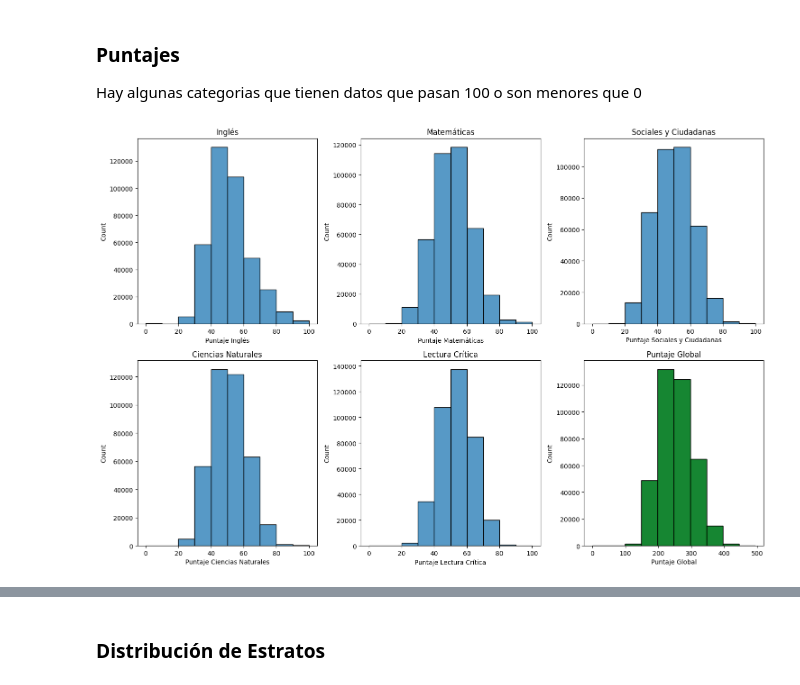
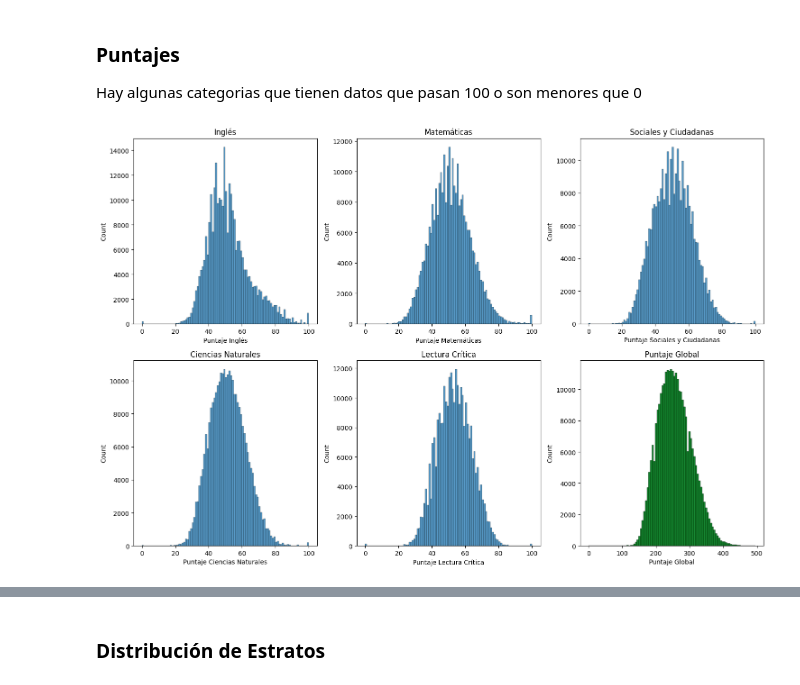
Before and after one commit to juancamilogoomezz/Proyecto-1, a Jupyter notebook: Notebook Consultas 1 Variable.ipynb, the cells around one changed output, grey strips where cells are left out. Cells and saved outputs as stored; diff of their text form; code cells hidden in the pictures.

Commit message:
arreglar puntajes

```diff
--- a/Notebook Consultas 1 Variable.ipynb
+++ b/Notebook Consultas 1 Variable.ipynb
@@ -35,6 +35,7 @@ df["estrato_num"] = df["fami_estratovivienda"].map(mapaarreglo)
 df[df["punt_lectura_critica"].isna()]["periodo"].value_counts()
 
 df=df[df["punt_global"].notna()]
+df=df.drop_duplicates()
 # %% [markdown]
 ### Atributos
 # %%
@@ -231,28 +235,28 @@ Hay algunas categorias que tienen datos que pasan 100 o son menores que 0
 # %%
 puntajes = ["punt_ingles","punt_matematicas","punt_sociales_ciudadanas","punt_c_naturales","punt_lectura_critica","punt_global"]
 
 fig, axes = plt.subplots(2, 3, figsize=(15,10))
 axes = axes.flatten()
 
 for i in range(len(puntajes)):
-    sns.histplot(df[puntajes[i]], bins=10, ax=axes[i])
+    sns.histplot(df[puntajes[i]], bins=100, ax=axes[i])
     axes[i].set_title(puntajes[i])
 
 axes[0].set_xlabel("Puntaje Inglés")
 axes[0].set_title("Inglés")
 axes[1].set_xlabel("Puntaje Matemáticas")
 axes[1].set_title("Matemáticas")
 axes[2].set_xlabel("Puntaje Sociales y Ciudadanas")
 axes[2].set_title("Sociales y Ciudadanas")
 axes[3].set_xlabel("Puntaje Ciencias Naturales")
 axes[3].set_title("Ciencias Naturales")
 axes[4].set_xlabel("Puntaje Lectura Crítica")
 axes[4].set_title("Lectura Crítica")
 axes[5].set_xlabel("Puntaje Global")
 axes[5].set_title("Puntaje Global")
 
-sns.histplot(df[puntajes[5]], bins=10, ax=axes[5], color="green")
+sns.histplot(df[puntajes[5]], bins=100, ax=axes[5], color="green")
 plt.tight_layout()
 plt.show()
 # %% [output]
-[figure, old version]
+[figure, new version]
```
Also changed, not shown: parts of 18 cells of this notebook, 2 other files.
